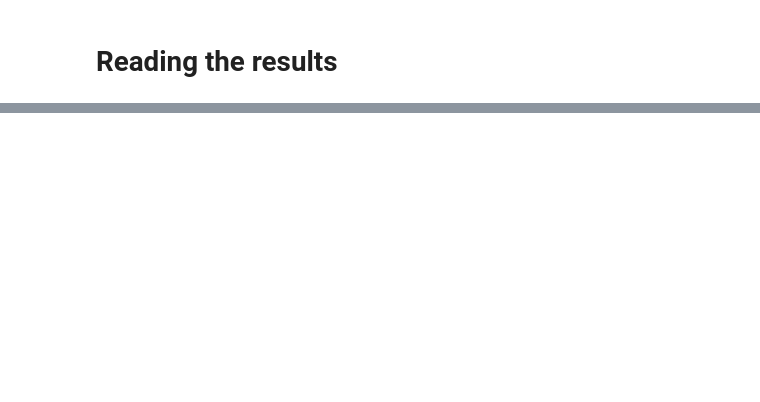
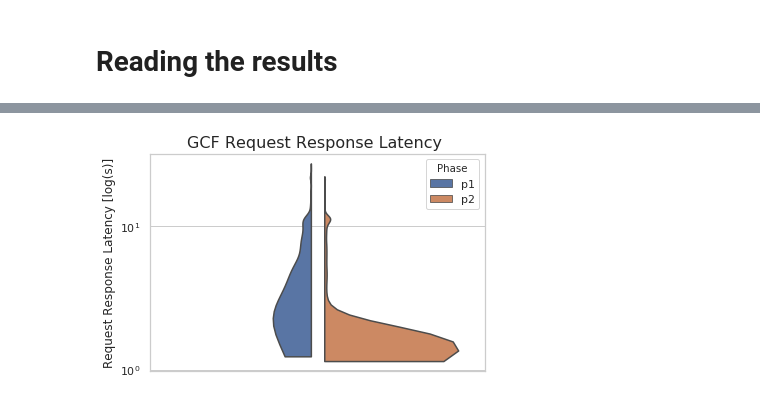
Before and after one commit to tawalaya/FaaSElasticityEngineering, a Jupyter notebook: SW-Analysis.ipynb, the cells around one changed output, grey strips where cells are left out. Saved outputs shown, nothing was run; the diff lists cells and outputs as text; code cells hidden in the pictures; blank space fills up the shorter version.

```diff
--- a/SW-Analysis.ipynb
+++ b/SW-Analysis.ipynb
@@ -28,0 +27,22 @@ Index(['Unnamed: 0', 'RId', 'WL', 'CId', 'CStart', 'ELat', 'RSuccess', 'Phase',
+# %%
+#sns.set_palette(sns.color_palette("Paired"))
+
+palette = sns.color_palette().as_hex()
+style = {
+    "aws":{
+        "name":"AWS",
+        "color":palette[0]
+    },
+    "ibm":{
+        "name":"ICF",
+        "color":palette[1]
+    },
+    "gcf":{
+        "name":"GCF",
+        "color":palette[2]
+    },
+    "azure":{
+        "name":"MAF",
+        "color":palette[3]
+    },
+}
@@ -28,0 +195,6 @@ Index(['Unnamed: 0', 'RId', 'WL', 'CId', 'CStart', 'ELat', 'RSuccess', 'Phase',
+# %%
+fig,ax = plt.subplots()
+sns.set(style="whitegrid")
+plotRequestResponseViolin(ax,all,"gcf","0,0,1")
+# %% [output]
+[figure, added]
```
Also changed, not shown: parts of 16 cells of this notebook, 2 other files.
